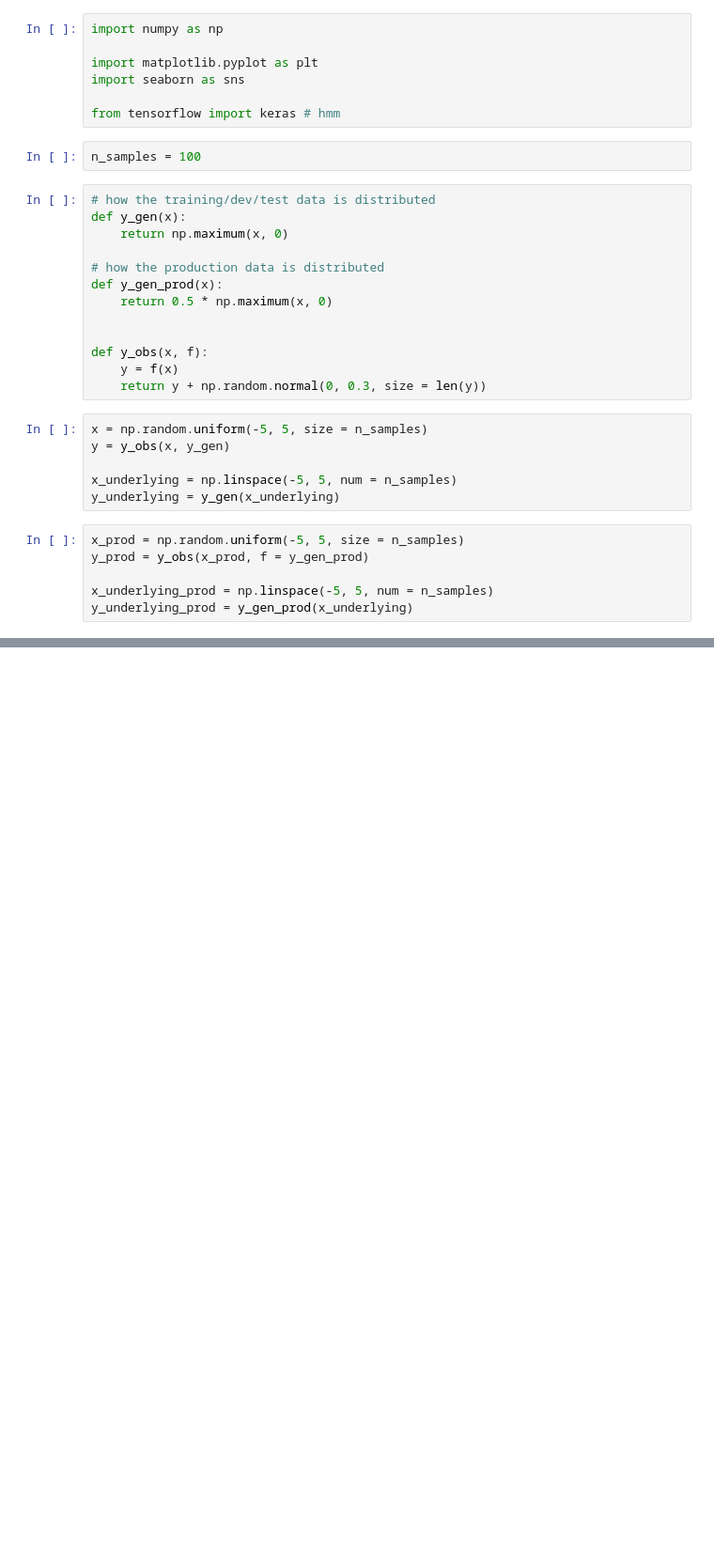
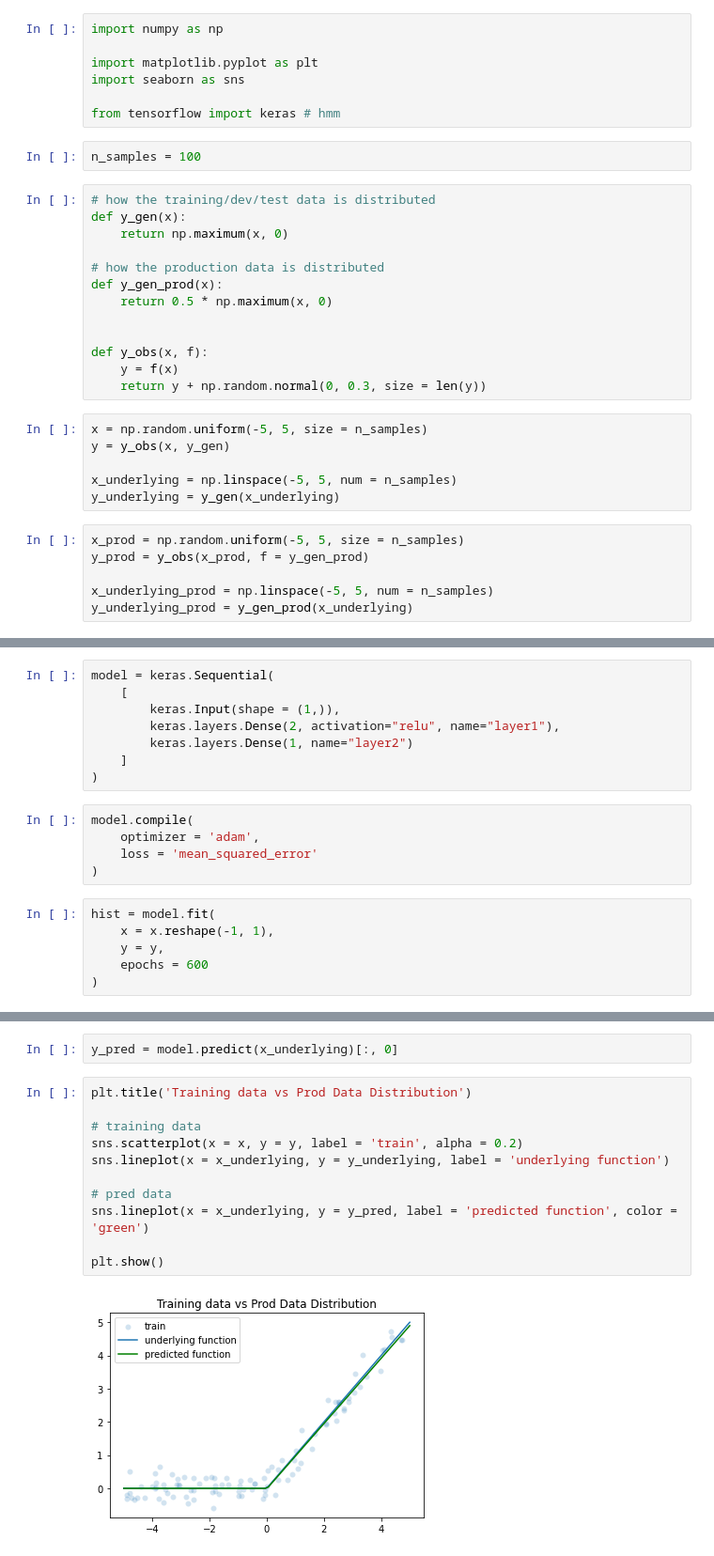
Before and after one commit to joearedmond/dist-shift, a Jupyter notebook: concept/concept.ipynb, the cells around one changed output, grey strips where cells are left out. Shown at 94% size. Saved outputs shown, nothing was run; the diff lists cells and outputs as text; blank space fills up the shorter version.

Commit message:
basic shallow model predicting relu generating function

```diff
--- a/concept/concept.ipynb
+++ b/concept/concept.ipynb
@@ -54,0 +73,19 @@ plt.show()
+# %%
+model = keras.Sequential(
+    [
+        keras.Input(shape = (1,)),
+        keras.layers.Dense(2, activation="relu", name="layer1"),
+        keras.layers.Dense(1, name="layer2")
+    ]
+)
+# %%
+model.compile(
+    optimizer = 'adam',
+    loss = 'mean_squared_error'
+)
+# %%
+hist = model.fit(
+    x = x.reshape(-1, 1),
+    y = y,
+    epochs = 600
+)
@@ -54,0 +110,15 @@ plt.show()
+# %%
+y_pred = model.predict(x_underlying)[:, 0]
+# %%
+plt.title('Training data vs Prod Data Distribution')
+
+# training data
+sns.scatterplot(x = x, y = y, label = 'train', alpha = 0.2)
+sns.lineplot(x = x_underlying, y = y_underlying, label = 'underlying function')
+
+# pred data
+sns.lineplot(x = x_underlying, y = y_pred, label = 'predicted function', color = 'green')
+
+plt.show()
+# %% [output]
+[figure, added]
```
Also changed, not shown: parts of 3 cells of this notebook.
